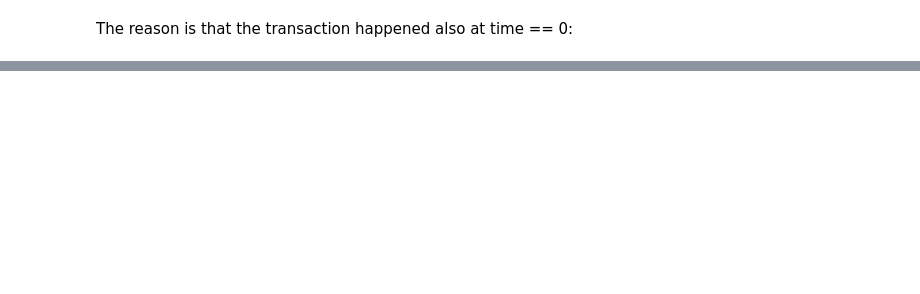
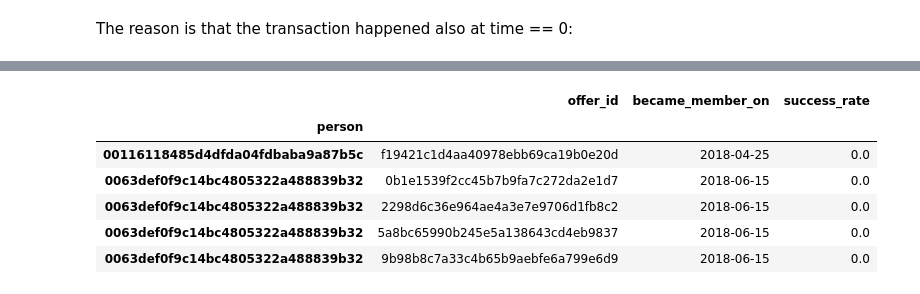
Before and after one commit to dfv-ms/udacity_nd025_term2_project_4-capstone, a Jupyter notebook: Starbucks_Capstone_notebook.ipynb, the cells around one changed output, grey strips where cells are left out. Drawn from its saved outputs; the diff is of its cells as text; code cells hidden in the pictures; blank space fills up the shorter version.

```diff
--- a/Starbucks_Capstone_notebook.ipynb
+++ b/Starbucks_Capstone_notebook.ipynb
@@ -704,0 +772,10 @@ transcript_df.query("person == '629fc02d56414d91bca360decdfa9288' & time == 0")
+# %%
+data_strange.head()
+# %% [output]
+|  | offer_id | became_member_on | success_rate |
+| person |  |  |  |
+| 00116118485d4dfda04fdbaba9a87b5c | f19421c1d4aa40978ebb69ca19b0e20d | 2018-04-25 | 0.0 |
+| 0063def0f9c14bc4805322a488839b32 | 0b1e1539f2cc45b7b9fa7c272da2e1d7 | 2018-06-15 | 0.0 |
+| 0063def0f9c14bc4805322a488839b32 | 2298d6c36e964ae4a3e7e9706d1fb8c2 | 2018-06-15 | 0.0 |
+| 0063def0f9c14bc4805322a488839b32 | 5a8bc65990b245e5a138643cd4eb9837 | 2018-06-15 | 0.0 |
+| 0063def0f9c14bc4805322a488839b32 | 9b98b8c7a33c4b65b9aebfe6a799e6d9 | 2018-06-15 | 0.0 |
```
Also changed, not shown: parts of 24 cells of this notebook.
